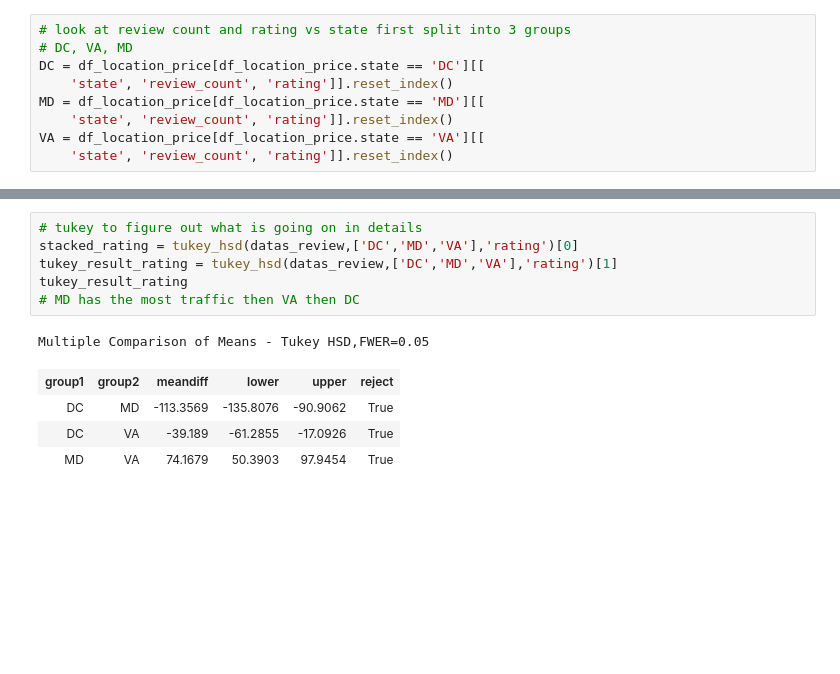
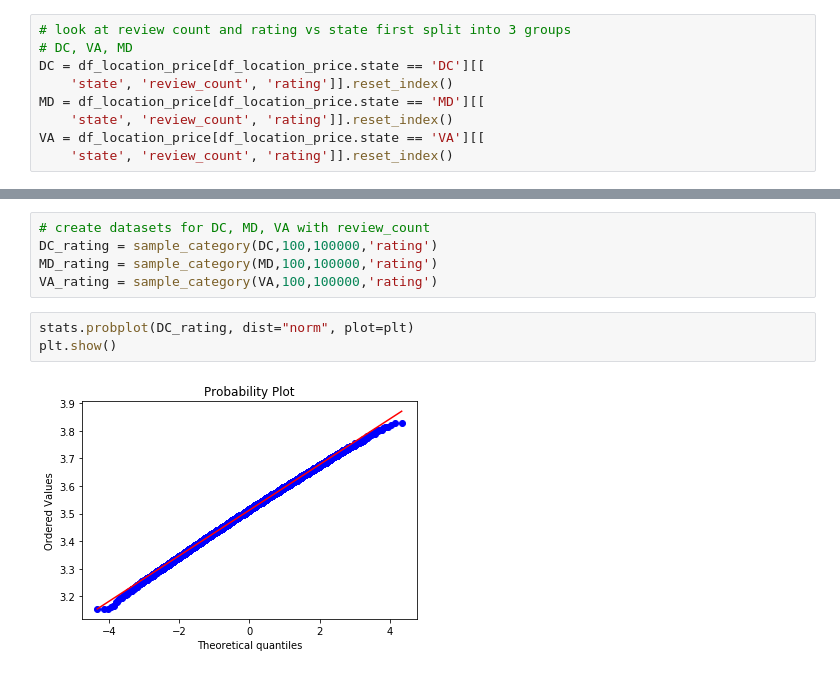
Before and after one commit to mzhou356/Mod3-Project, a Jupyter notebook: Location_Analysis_Using_OneWay_Anova.ipynb, the cells around one changed output, grey strips where cells are left out. Drawn from its saved outputs; the diff is of its cells as text; blank space fills up the shorter version.

```diff
--- a/Location_Analysis_Using_OneWay_Anova.ipynb
+++ b/Location_Analysis_Using_OneWay_Anova.ipynb
@@ -91,12 +88,10 @@ F_onewayResult(statistic=70.06362167068008, pvalue=7.663599803048584e-31)
-# %%
-# tukey to figure out what is going on in details
-stacked_rating = tukey_hsd(datas_review,['DC','MD','VA'],'rating')[0]
-tukey_result_rating = tukey_hsd(datas_review,['DC','MD','VA'],'rating')[1]
-tukey_result_rating
-# MD has the most traffic then VA then DC
-# %% [output]
-Multiple Comparison of Means - Tukey HSD,FWER=0.05
-| group1 | group2 | meandiff | lower | upper | reject |
-| DC | MD | -113.3569 | -135.8076 | -90.9062 | True |
-| DC | VA | -39.189 | -61.2855 | -17.0926 | True |
-| MD | VA | 74.1679 | 50.3903 | 97.9454 | True |
+# %%
+# create datasets for DC, MD, VA with review_count
+DC_rating = sample_category(DC,100,100000,'rating')
+MD_rating = sample_category(MD,100,100000,'rating')
+VA_rating = sample_category(VA,100,100000,'rating')
+# %%
+stats.probplot(DC_rating, dist="norm", plot=plt)
+plt.show()
+# %% [output]
+[figure, added]
```
Also changed, not shown: parts of 24 cells of this notebook.
